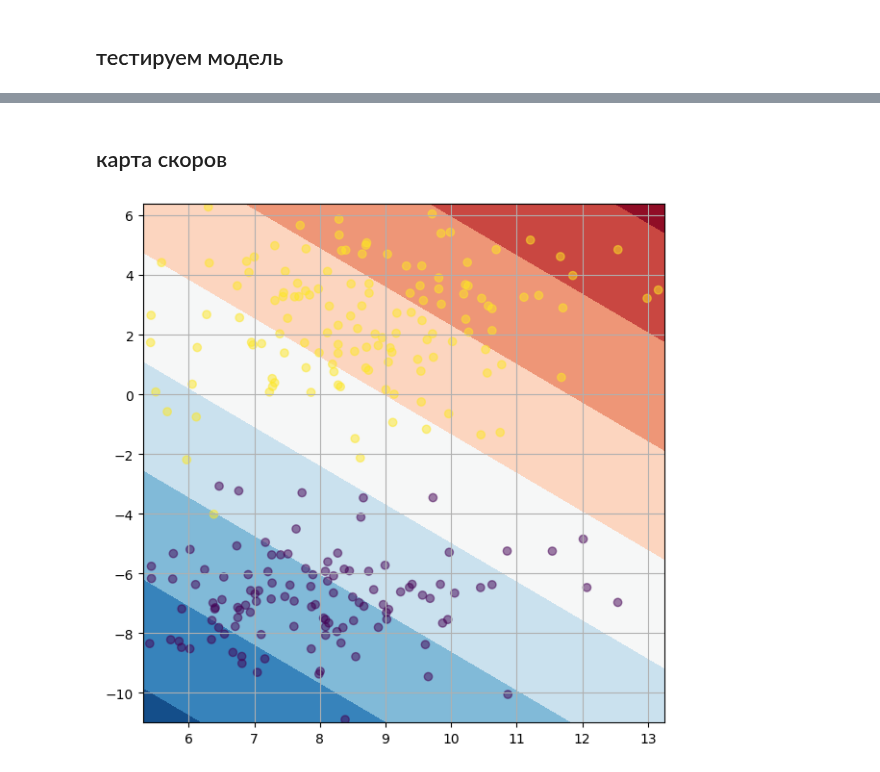
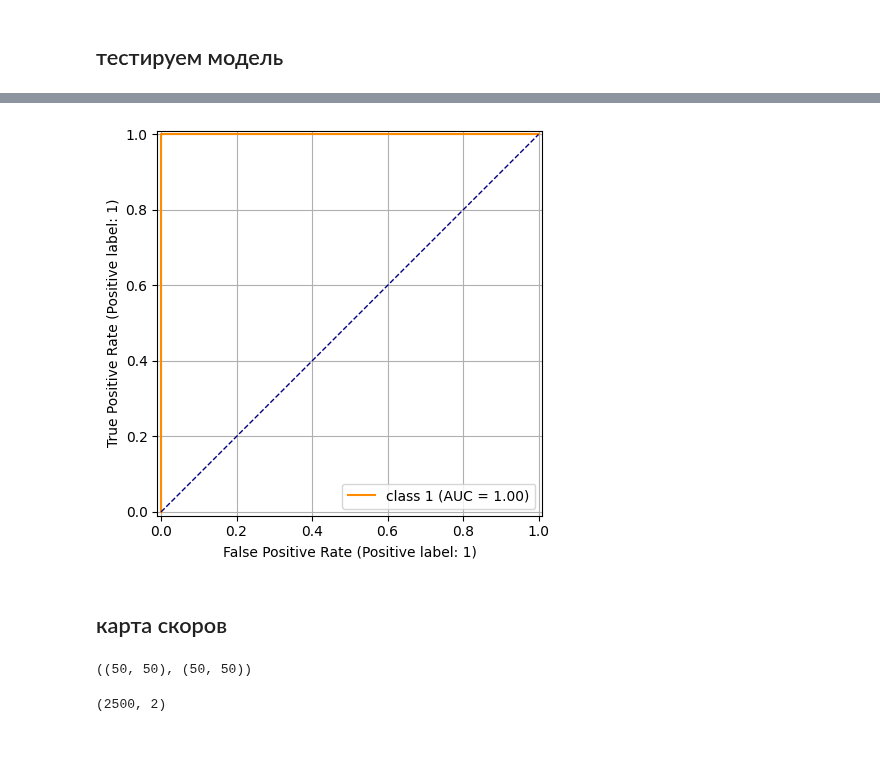
Before and after one commit to mechanoid5/ml_lectorium_2024_I, a Jupyter notebook: examples/12-linear/01-linear-gd.ipynb, the cells around one changed output, grey strips where cells are left out. Saved outputs shown, nothing was run; the diff lists cells and outputs as text; code cells hidden in the pictures; blank space fills up the shorter version.

```diff
--- a/examples/12-linear/01-linear-gd.ipynb
+++ b/examples/12-linear/01-linear-gd.ipynb
@@ -215,22 +231,33 @@ weighted avg       0.96      0.96      0.96       250
+# %%
+from sklearn.metrics import RocCurveDisplay
+
+score = model.score(poly.transform(X_test))
+
+fig,ax = plt.subplots( figsize=(6,5),)
+RocCurveDisplay.from_predictions( target_test, score, name='class 1', color='darkorange', ax=ax )
+ax.plot([0,1],[0,1], color='navy', lw=1, linestyle='--')
+ax.grid()
+# %% [output]
+[figure, added]
 # %% [markdown]
 ## карта скоров
 # %%
-# строим сетку и определяем значения скора классификатора во всех узлах
+# строим сетку
 
-n=500 # количество разбиений сетки
+n = 50 # количество разбиений сетки
 
 xx,yy = np.meshgrid(
-    np.linspace( X_test[:,0].min()-.1, X_test[:,0].max()+.1, n),
-    np.linspace( X_test[:,1].min()-.1, X_test[:,1].max()+.1, n)
+    np.linspace( X_test[:,0].min()-0.1, X_test[:,0].max()+0.1, n),
+    np.linspace( X_test[:,1].min()-0.1, X_test[:,1].max()+0.1, n)
 ) # узлы сетки
+display( ( xx.shape, yy.shape ) )
 
-xy = np.vstack([xx.flatten(),yy.flatten() ]).T # разворачиваем сетку
+xy = np.vstack([xx.ravel(),yy.ravel() ]).T # разворачиваем сетку
+display( xy.shape )
 
-s = model(poly.transform(xy),w)
-
-plt.figure(figsize=(7,7))
-plt.contourf(xx, yy, (1.-s).reshape(n,n), cmap=plt.cm.RdBu)
-plt.scatter( x=X_test[:,0], y=X_test[:,1], c=y_test, alpha=.5 )
-plt.grid()
+# plt.figure(figsize=(7,7))
+# plt.scatter( x=xy[:,0], y=xy[:,1], s=1 )
+# plt.show()
 # %% [output]
-[figure, removed]
+((50, 50), (50, 50))
+(2500, 2)
```
Also changed, not shown: parts of 42 cells of this notebook, 7 other files.
